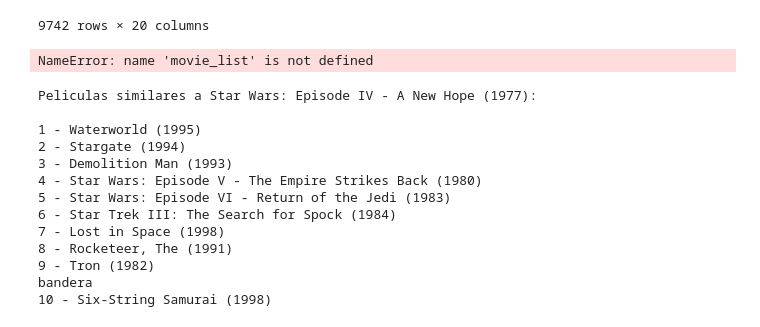
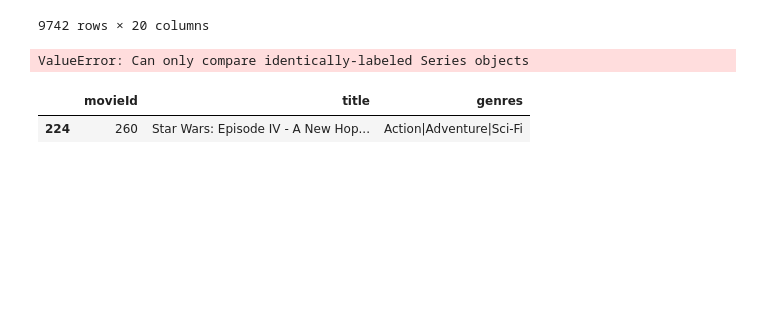
Before and after one commit to Liixxn/MovieMender, a Jupyter notebook: Movielens_recomendador.ipynb, the cells around one changed output. Drawn from its saved outputs; the diff is of its cells as text; code cells hidden in the pictures; blank space fills up the shorter version.

```diff
--- a/Movielens_recomendador.ipynb
+++ b/Movielens_recomendador.ipynb
@@ -383,10 +383,6 @@ genre_matrix
 | 9740 | 0 | 0 | 0 | 0 | 0 | 1 | 0 | 1 | 0 | 0 | ... |
 | 9741 | 0 | 0 | 0 | 0 | 0 | 0 | 0 | 0 | 0 | 0 | ... |
 9742 rows × 20 columns
-# %%
-movie_list[0][0]
-# %% [output]
-NameError: name 'movie_list' is not defined
 # %%
 def peliculasSimilaresPorGenero(title, n_similares):
     contador = 1
@@ -416,18 +412,11 @@ def peliculasSimilaresPorGenero(title, n_similares):
         mov=movie_list[n_similares][0]
         print(str(contador)+' - ' +df_movies.iloc[mov]["title"])
 # %%
-peliculasSimilaresPorGenero("Who's Harry Crumb? (1989)"", 10)
+peliculasSimilaresPorGenero(df_movies[df_movies['title'].str.contains('Star Wa')][0:1]['title'], 10)
 # %% [output]
-Peliculas similares a Star Wars: Episode IV - A New Hope (1977):
-
-1 - Waterworld (1995)
-2 - Stargate (1994)
-3 - Demolition Man (1993)
-4 - Star Wars: Episode V - The Empire Strikes Back (1980)
-5 - Star Wars: Episode VI - Return of the Jedi (1983)
-6 - Star Trek III: The Search for Spock (1984)
-7 - Lost in Space (1998)
-8 - Rocketeer, The (1991)
-9 - Tron (1982)
-bandera
-10 - Six-String Samurai (1998)
+ValueError: Can only compare identically-labeled Series objects
+# %%
+df_movies[df_movies['title'].str.contains('Episode')]
+# %% [output]
+|  | movieId | title | genres |
+| 224 | 260 | Star Wars: Episode IV - A New Hop... | Action|Adventure|Sci-Fi |
```
Also changed, not shown: parts of 1 cell of this notebook.
